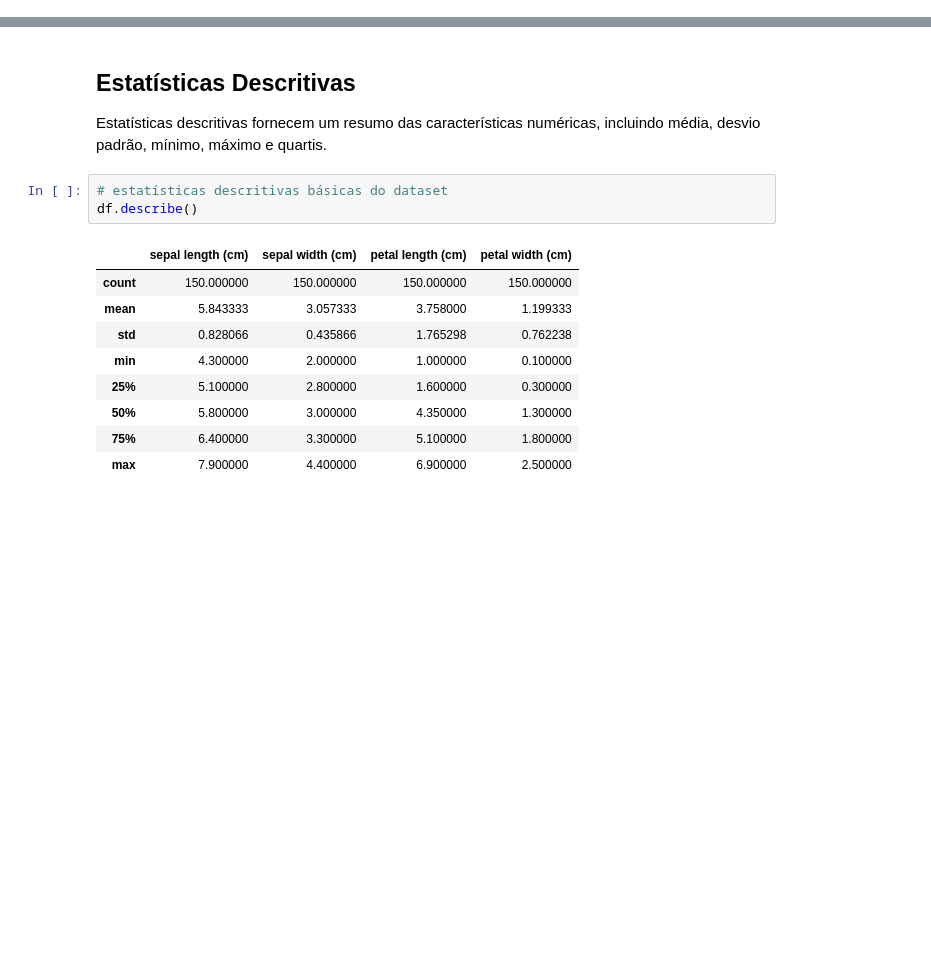
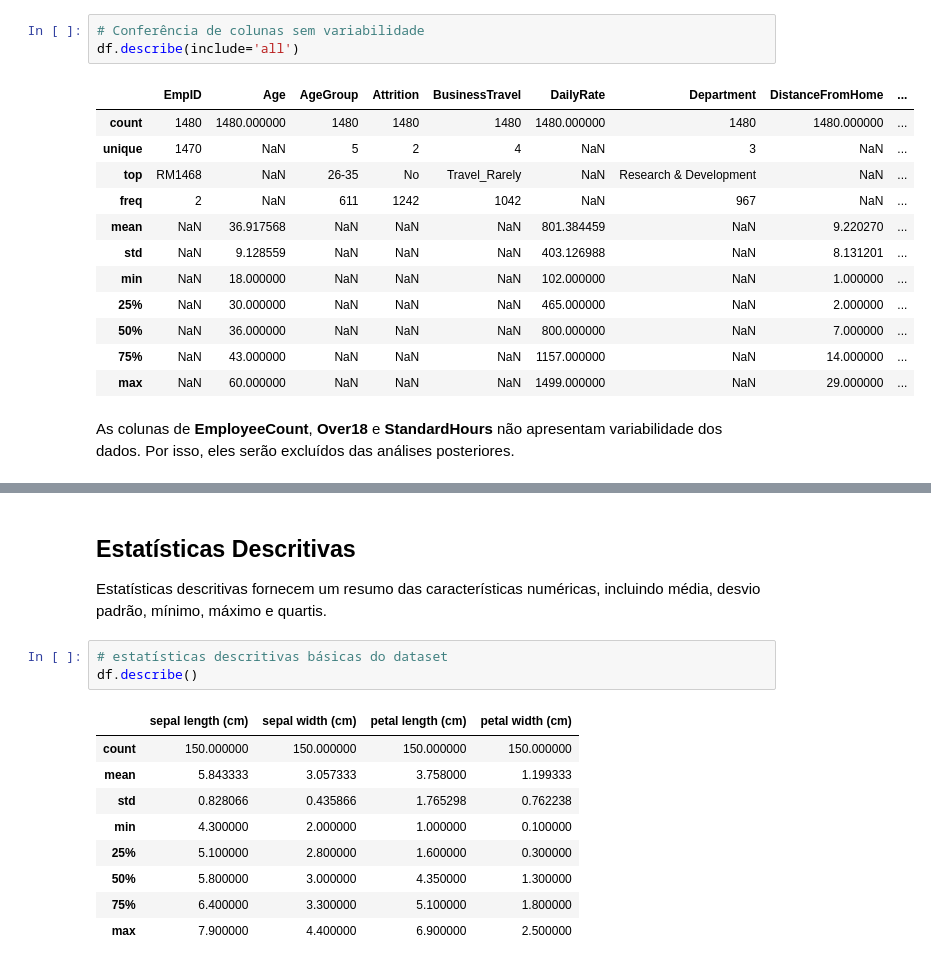
Before and after one commit to VitorMirandaAquino/pucrio-mvp-analise-dados, a Jupyter notebook: MVP_Análise_de_Dados_e_Boas_Práticas.ipynb, the cells around one changed output, grey strips where cells are left out. Drawn from its saved outputs; the diff is of its cells as text; blank space fills up the shorter version.

```diff
--- a/MVP_Análise_de_Dados_e_Boas_Práticas.ipynb
+++ b/MVP_Análise_de_Dados_e_Boas_Práticas.ipynb
@@ -80,0 +69,18 @@ df.head()
+# %%
+# Conferência de colunas sem variabilidade
+df.describe(include='all')
+# %% [output]
+|  | EmpID | Age | AgeGroup | Attrition | BusinessTravel | DailyRate | Department | DistanceFromHome | ... |
+| count | 1480 | 1480.000000 | 1480 | 1480 | 1480 | 1480.000000 | 1480 | 1480.000000 | ... |
+| unique | 1470 | NaN | 5 | 2 | 4 | NaN | 3 | NaN | ... |
+| top | RM1468 | NaN | 26-35 | No | Travel_Rarely | NaN | Research & Development | NaN | ... |
+| freq | 2 | NaN | 611 | 1242 | 1042 | NaN | 967 | NaN | ... |
+| mean | NaN | 36.917568 | NaN | NaN | NaN | 801.384459 | NaN | 9.220270 | ... |
+| std | NaN | 9.128559 | NaN | NaN | NaN | 403.126988 | NaN | 8.131201 | ... |
+| min | NaN | 18.000000 | NaN | NaN | NaN | 102.000000 | NaN | 1.000000 | ... |
+| 25% | NaN | 30.000000 | NaN | NaN | NaN | 465.000000 | NaN | 2.000000 | ... |
+| 50% | NaN | 36.000000 | NaN | NaN | NaN | 800.000000 | NaN | 7.000000 | ... |
+| 75% | NaN | 43.000000 | NaN | NaN | NaN | 1157.000000 | NaN | 14.000000 | ... |
+| max | NaN | 60.000000 | NaN | NaN | NaN | 1499.000000 | NaN | 29.000000 | ... |
+# %% [markdown]
+As colunas de **EmployeeCount**, **Over18** e **StandardHours** não apresentam variabilidade dos dados. Por isso, eles serão excluídos das análises posteriores.
```
Also changed, not shown: parts of 50 cells of this notebook, 3 other files.
